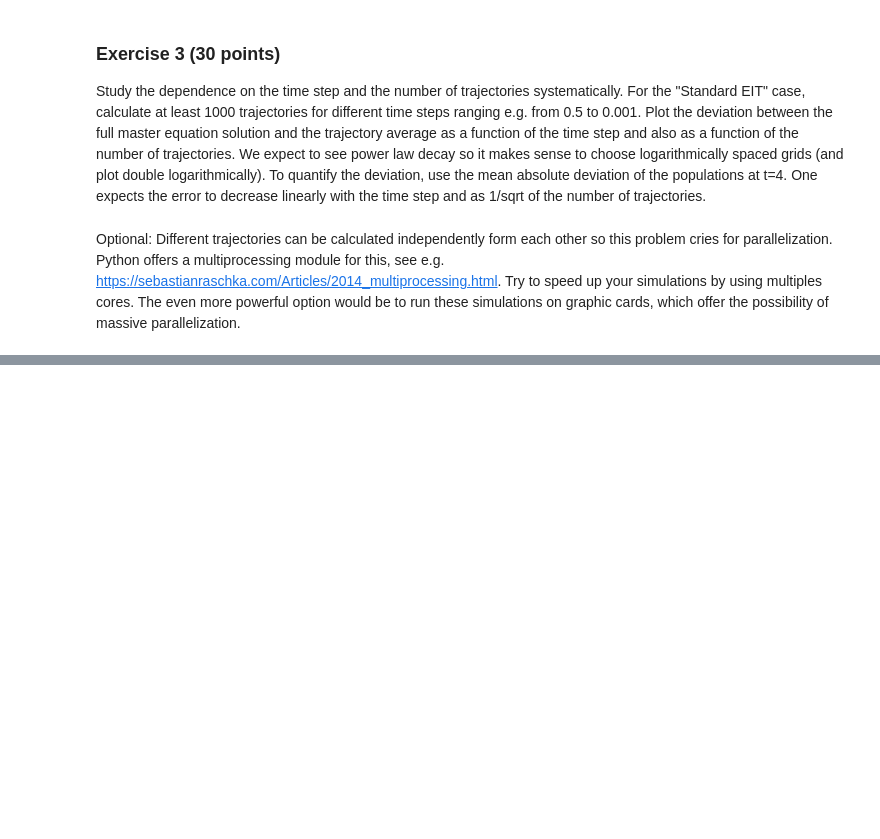
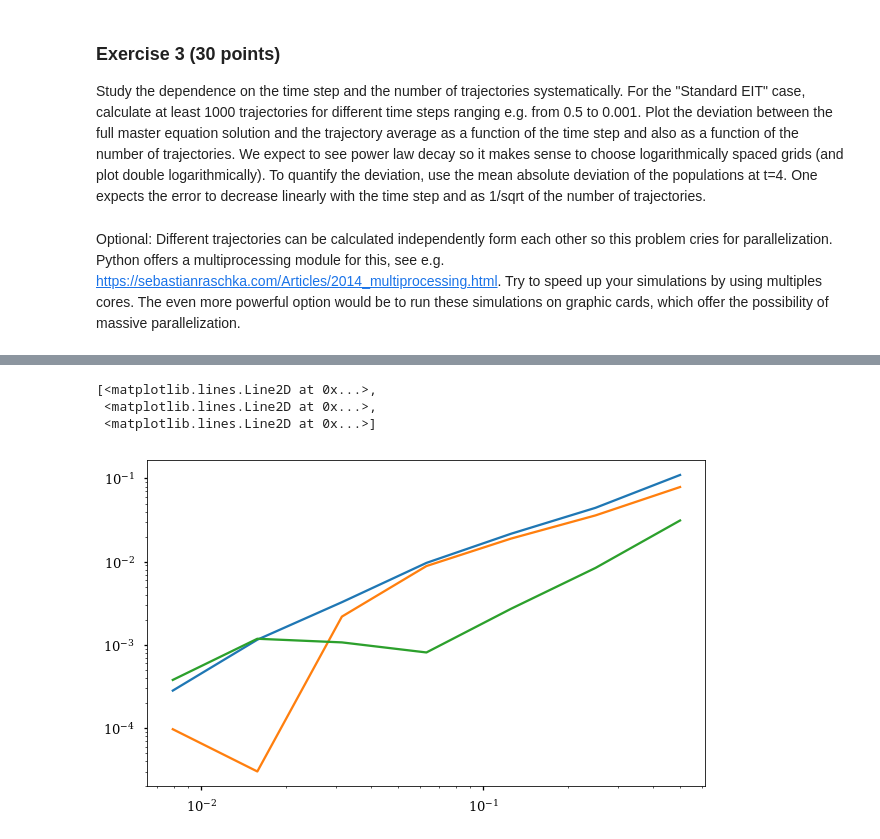
Before and after one commit to mathieukaltschmidt/Computational-Quantum-Dynamics, a Jupyter notebook: Exercise sheet 10/exercise10_Mathieu-Kaltschmidt_Carl-von-Randow.ipynb, the cells around one changed output, grey strips where cells are left out. Saved outputs shown, nothing was run; the diff lists cells and outputs as text; code cells hidden in the pictures; blank space fills up the shorter version.

```diff
--- a/Exercise sheet 10/exercise10_Mathieu-Kaltschmidt_Carl-von-Randow.ipynb
+++ b/Exercise sheet 10/exercise10_Mathieu-Kaltschmidt_Carl-von-Randow.ipynb
@@ -264,0 +461,7 @@ Try to speed up your simulations by using multiples cores. The even more powerfu
+# %%
+plt.loglog(dt, np.abs(deviation_3))
+# %% [output]
+[<matplotlib.lines.Line2D at 0x...>,
+ <matplotlib.lines.Line2D at 0x...>,
+ <matplotlib.lines.Line2D at 0x...>]
+[figure, added]
```
Also changed, not shown: parts of 30 cells of this notebook.
